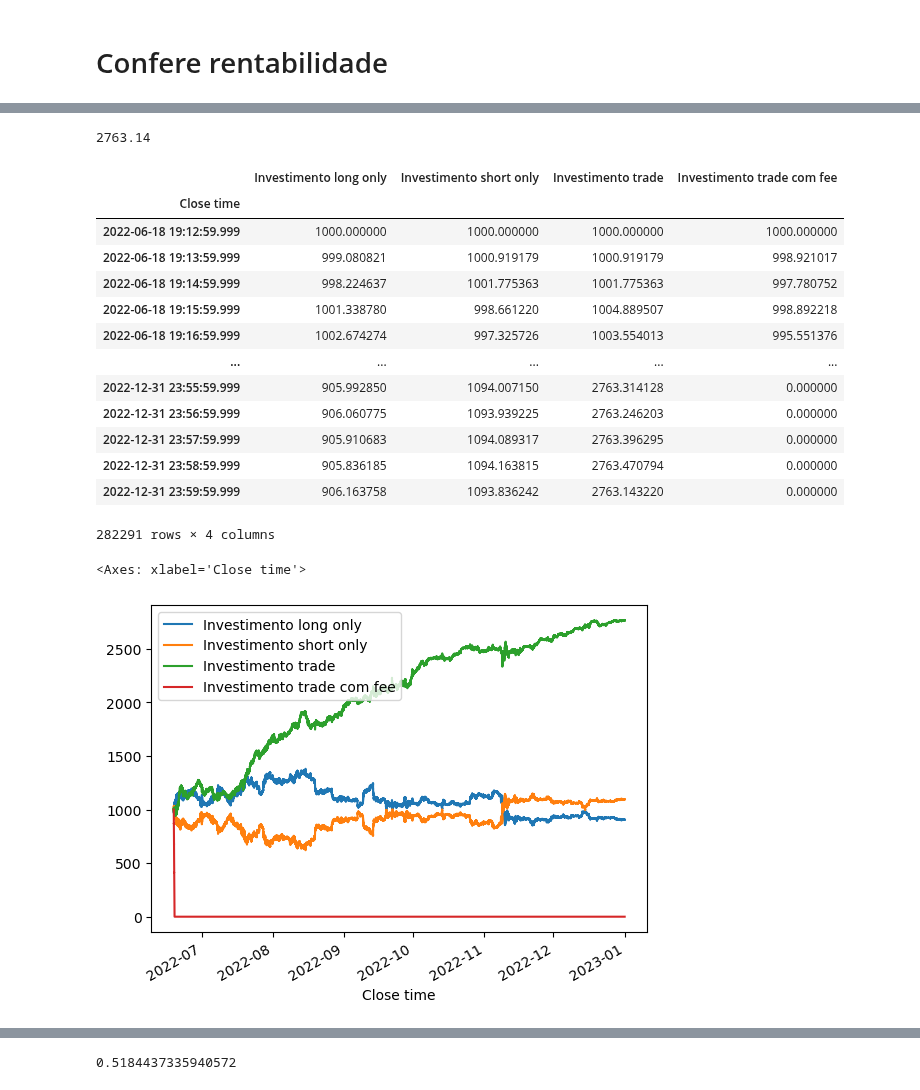
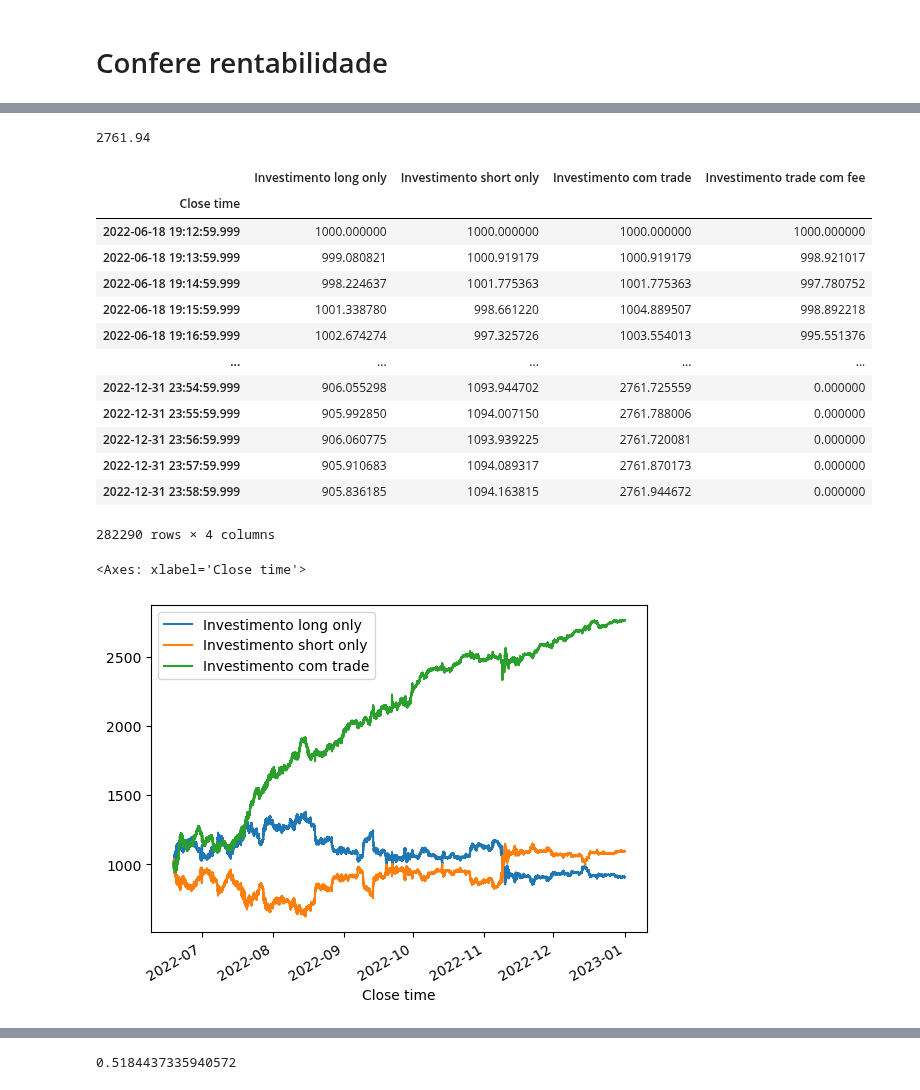
Before and after one commit to lambdavar/Artigo, a Jupyter notebook: Final.ipynb, the cells around one changed output, grey strips where cells are left out. Saved outputs shown, nothing was run; the diff lists cells and outputs as text; code cells hidden in the pictures.

```diff
--- a/Final.ipynb
+++ b/Final.ipynb
@@ -215,3 +215,6 @@ def CNN(img_shape=img_shape):
                                                                      keras.metrics.AUC()])
 
     return model
+# %%
+model = CNN()
+model.summary()
@@ -910,24 +931,24 @@ df["Retorno trade com fee acum"] = df["PnL trade com fee"]/df.at[0, "Close"]
 
 df["Investimento long only"] = investimento_inicial*df["Retorno long acum"] + investimento_inicial
 df["Investimento short only"] = investimento_inicial*df["Retorno short acum"] + investimento_inicial
-df["Investimento trade"] = investimento_inicial*df["Retorno trade acum"] + investimento_inicial
+df["Investimento com trade"] = investimento_inicial*df["Retorno trade acum"] + investimento_inicial
 df["Investimento trade com fee"] = investimento_inicial*df["Retorno trade com fee acum"] + investimento_inicial
 
 
 # joga fora outras colunas
-cols = ["Close time", "Investimento long only", "Investimento short only", "Investimento trade", "Investimento trade com fee"]
+cols = ["Close time", "Investimento long only", "Investimento short only", "Investimento com trade", "Investimento trade com fee"]
 df = df[cols].copy()
 df.set_index("Close time", inplace=True)
 # se tiver valor = 0 vira 0
 df.loc[df["Investimento trade com fee"]<0, "Investimento trade com fee"] = 0
 
-resultado = (df["Investimento trade"].iat[-1]).round(2)
+resultado = (df["Investimento com trade"].iat[-1]).round(2)
 resultado_fee = (df["Investimento trade com fee"].iat[-1]).round(2)
 print(resultado)
 df#.head(30)
 # %% [output]
-2763.14
+2761.94
-|  | Investimento long only | Investimento short only | Investimento trade | Investimento trade com fee |
+|  | Investimento long only | Investimento short only | Investimento com trade | Investimento trade com fee |
 | Close time |  |  |  |  |
 | 2022-06-18 19:12:59.999 | 1000.000000 | 1000.000000 | 1000.000000 | 1000.000000 |
 | 2022-06-18 19:13:59.999 | 999.080821 | 1000.919179 | 1000.919179 | 998.921017 |
@@ -935,16 +956,16 @@ df#.head(30)
 | 2022-06-18 19:15:59.999 | 1001.338780 | 998.661220 | 1004.889507 | 998.892218 |
 | 2022-06-18 19:16:59.999 | 1002.674274 | 997.325726 | 1003.554013 | 995.551376 |
 | ... | ... | ... | ... | ... |
-| 2022-12-31 23:55:59.999 | 905.992850 | 1094.007150 | 2763.314128 | 0.000000 |
-| 2022-12-31 23:56:59.999 | 906.060775 | 1093.939225 | 2763.246203 | 0.000000 |
-| 2022-12-31 23:57:59.999 | 905.910683 | 1094.089317 | 2763.396295 | 0.000000 |
-| 2022-12-31 23:58:59.999 | 905.836185 | 1094.163815 | 2763.470794 | 0.000000 |
-| 2022-12-31 23:59:59.999 | 906.163758 | 1093.836242 | 2763.143220 | 0.000000 |
+| 2022-12-31 23:54:59.999 | 906.055298 | 1093.944702 | 2761.725559 | 0.000000 |
+| 2022-12-31 23:55:59.999 | 905.992850 | 1094.007150 | 2761.788006 | 0.000000 |
+| 2022-12-31 23:56:59.999 | 906.060775 | 1093.939225 | 2761.720081 | 0.000000 |
+| 2022-12-31 23:57:59.999 | 905.910683 | 1094.089317 | 2761.870173 | 0.000000 |
+| 2022-12-31 23:58:59.999 | 905.836185 | 1094.163815 | 2761.944672 | 0.000000 |
-282291 rows × 4 columns
+282290 rows × 4 columns
 # %%
-
+df.drop(columns=["Investimento trade com fee"], inplace=True)
 df.plot()# logy=True, ylim=(0,4000)
 #df.drop(columns=["Investimento trade com fee"]).plot()
 # %% [output]
 <Axes: xlabel='Close time'>
-[figure, old version]
+[figure, new version]
```
Also changed, not shown: parts of 7 cells of this notebook.
